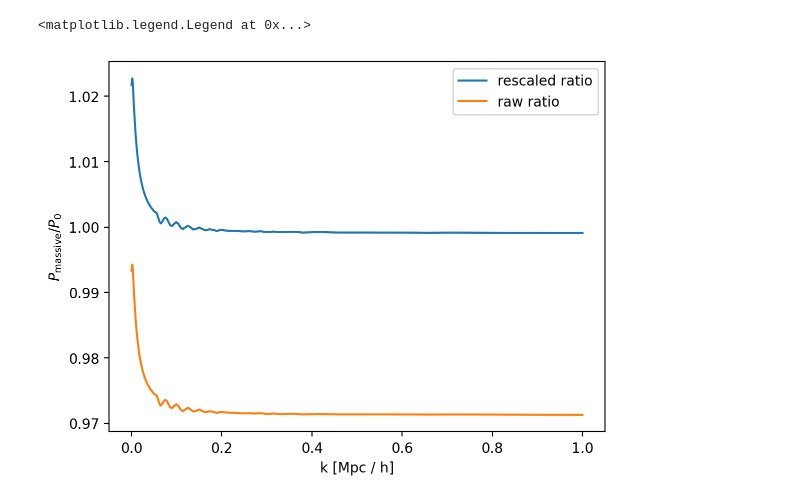
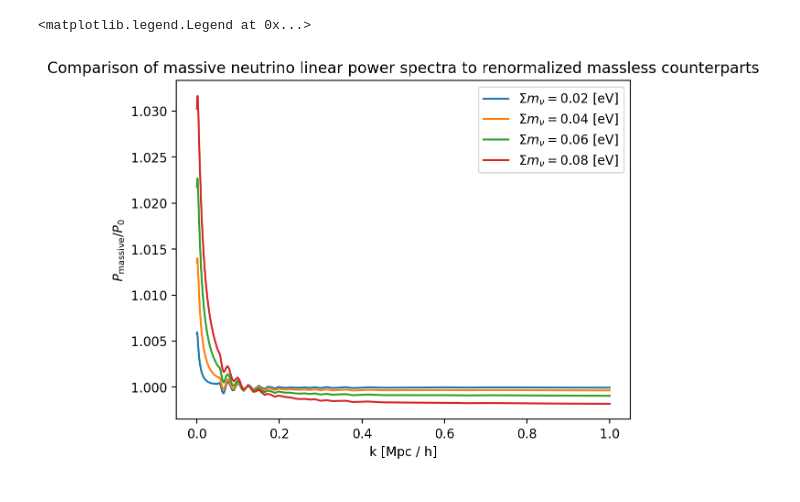
Before and after one commit to 3276908917/Master, a Jupyter notebook: CAMB_demo/rescaling_assignment.ipynb, the cells around one changed output. Saved outputs shown, nothing was run; the diff lists cells and outputs as text; code cells hidden in the pictures.

```diff
--- a/CAMB_demo/rescaling_assignment.ipynb
+++ b/CAMB_demo/rescaling_assignment.ipynb
@@ -35,13 +35,17 @@ def kzps(mnu_in, sigma12_in=1):
         results.calc_power_spectra(pars)
 
     k, z, p = results.get_matter_power_spectrum(minkh=1e-4, maxkh=1, npoints = 200)
-    sigma12 = results.get_sigmaR(12, hubble_units)
+    sigma12 = results.get_sigmaR(12, hubble_units=False)
     return k, z, p, sigma12
 # %%
-k_list = []
-z_list = []
-p_list = []
+massive = []
+massless = []
 
 mnu = 0.02
 for i in range(1, 5):
-    k, z, p = kzp(mnu * i, 1)
+    label = r"$\Sigma m_\nu = $" + str(i * mnu) + " [eV]"
+    k, z, p, s = kzps(mnu * i, 1)
+    massive.append((label, k, z, p, s))
+    label0 = r"$\Sigma m_\nu = 0$ norm'd to " + str(i * mnu)
+    k0, z0, p0, s0 = kzps(0, s)
+    massless.append((label0, k0, z0, p0, s0))
@@ -53,9 +52,11 @@ plt.plot(kh_ml, pk[0] / pk_ml[0])
-# %%
-plt.plot(kh, pk[0] / pk_rescaled[0], label="rescaled ratio")
-plt.plot(kh, pk[0] / pk_ml[0], label="raw ratio")
-plt.xlabel(r"k [Mpc / h]")
-plt.ylabel(r"$P_\mathrm{massive} / P_0$")
-plt.legend()
-# %% [output]
-<matplotlib.legend.Legend at 0x...>
-[figure, removed]
+# %%
+for i in range(len(massive)):
+    plt.plot(massive[i][1], massive[i][3][0] / massless[i][3][0], label=massive[i][0])
+
+plt.title("Comparison of massive neutrino linear power spectra to renormalized massless counterparts")
+plt.xlabel(r"k [Mpc / h]")
+plt.ylabel(r"$P_\mathrm{massive} / P_0$")
+plt.legend()
+# %% [output]
+<matplotlib.legend.Legend at 0x...>
+[figure, added]
```
Also changed, not shown: parts of 1 cell of this notebook.
